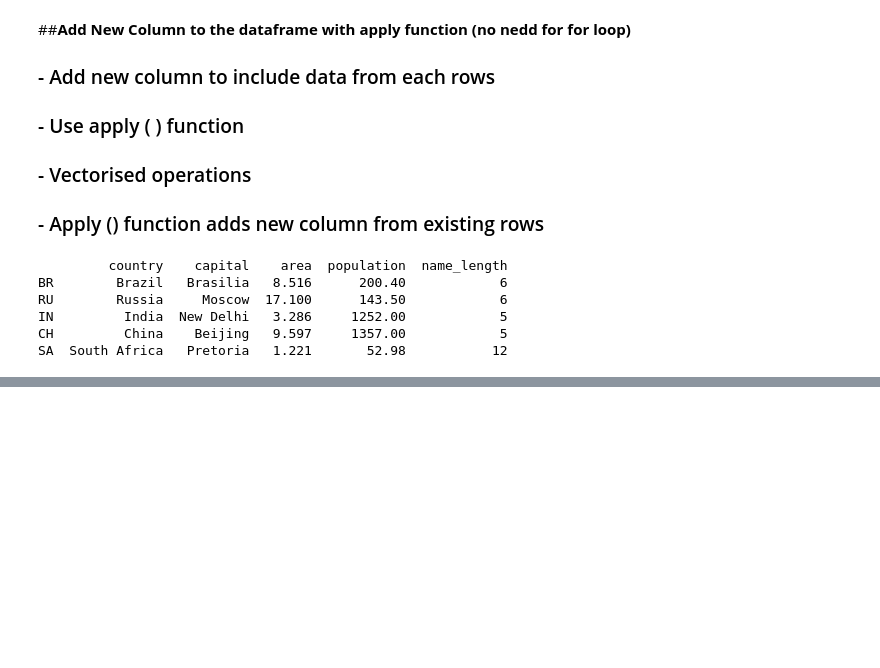
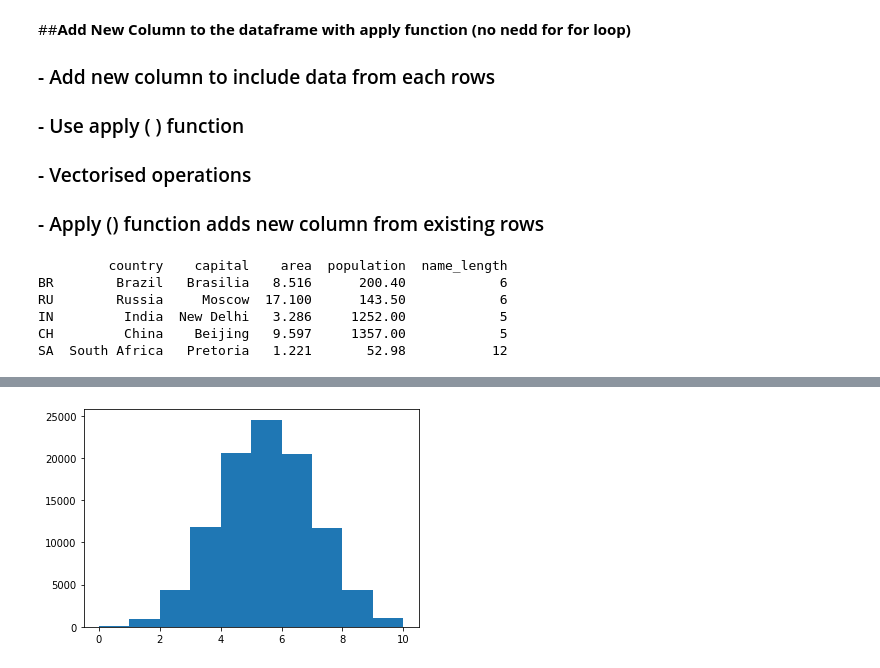
Before and after one commit to nirmalaraj77/Python, a Jupyter notebook: Python_Notes_DataCamp.ipynb, the cells around one changed output, grey strips where cells are left out. Cells and saved outputs as stored; diff of their text form; code cells hidden in the pictures; blank space fills up the shorter version.

```diff
--- a/Python_Notes_DataCamp.ipynb
+++ b/Python_Notes_DataCamp.ipynb
@@ -1729,0 +1747,22 @@ else :
+# %%
+# Track total number of results to simulate Random Walk
+
+# Import numpy and set seed
+import numpy as np
+np.random.seed (124)
+
+# Initiate empty list tails starting with 0
+tails = [0]
+
+# Add results of heads and tails to each list for each simulation to produce Random walk
+
+# USE x AS INDEX TO LIST TAILS AND INCREMENT 1 TO PREVIOUS RESULT ON EACH THROW
+
+# IF TAIL IS THROWN, ADD 1 TO PREVIOUS COUNT AND APPEND TO TAILS LIST
+for x in range (10) :
+  coin = np.random.randint (0, 2)
+  tails.append (tails [x] + coin)
+
+
+# FINAL RESULT IS HOW MANY TIMES TAILS WERE THROWN over 10 TOSSES
+print (tails)
@@ -1729,0 +1775,21 @@ else :
+# %%
+import numpy as np
+np.random.seed (124)
+
+# Number of times tails are thrown if simulated 100,000 times
+final_tails = []
+
+for x in range (100000) :
+  tails = [0]
+  for x in range (10) :
+    coin = np.random.randint (0, 2)
+    tails.append (tails [x] + coin)
+
+# Append last number of tails to final_tails
+  final_tails.append (tails [-1])
+
+import matplotlib.pyplot as plt
+plt.hist (final_tails, bins = 10)
+plt.show()
+# %% [output]
+[figure, added]
```
Also changed, not shown: parts of 17 cells of this notebook.
